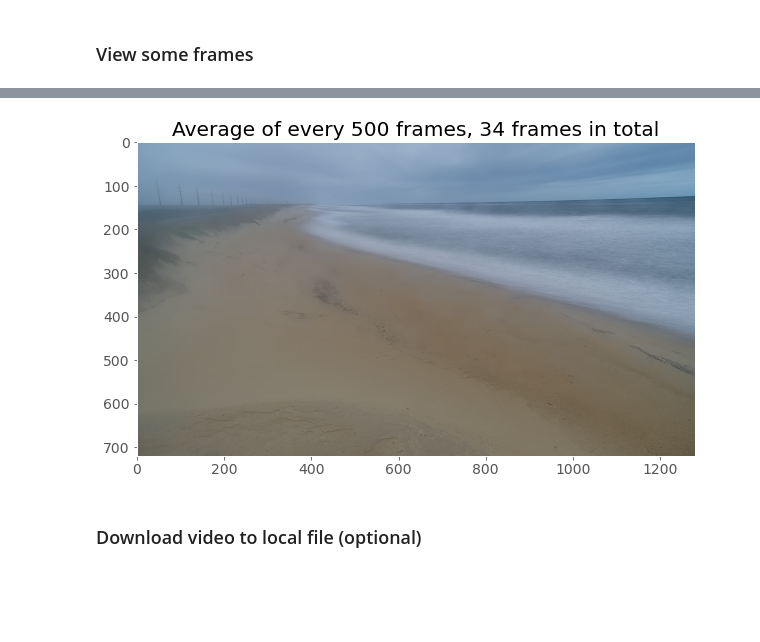
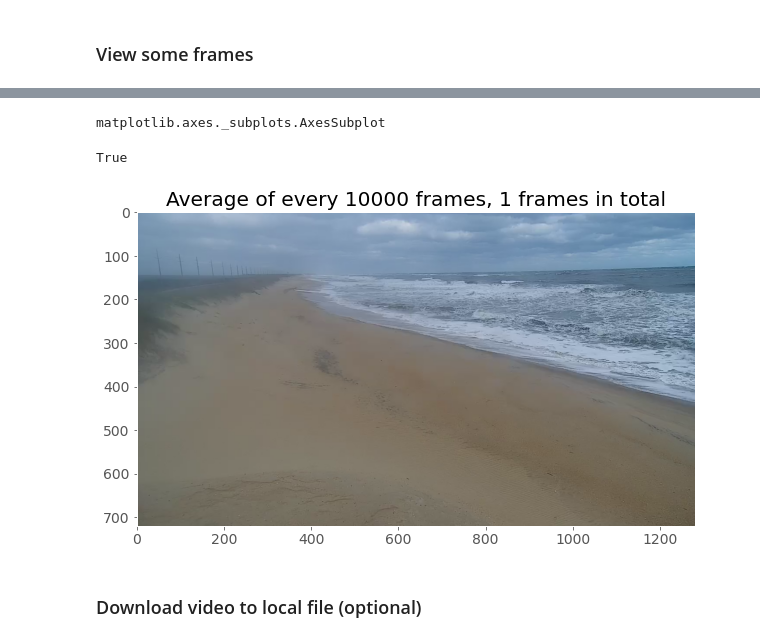
Before and after one commit to UNCG-DAISY/PyWebCAT, a Jupyter notebook: notebooks/pywebcat_demo.ipynb, the cells around one changed output, grey strips where cells are left out. Cells and saved outputs as stored; diff of their text form; code cells hidden in the pictures; blank space fills up the shorter version.

```diff
--- a/notebooks/pywebcat_demo.ipynb
+++ b/notebooks/pywebcat_demo.ipynb
@@ -33,9 +39,17 @@ wc.plot_frames(frames=[0, 100, wc.frames - 1])
+# %%
+type(a)
+# %% [output]
+matplotlib.axes._subplots.AxesSubplot
+# %%
+isinstance(a, plt.Axes)
+# %% [output]
+True
 # %%
 # view average frame
-step = 500 # average of every N frames
-wc.plot_average_frame(step)
+step = 10000 # average of every N frames
+a = wc.plot_average_frame(step)
 # %% [output]
-[figure, old version]
+[figure, new version]
 # %% [markdown]
 ### Download video to local file (optional)
 # %%
```
Also changed, not shown: parts of 4 cells of this notebook, 20 other files.
